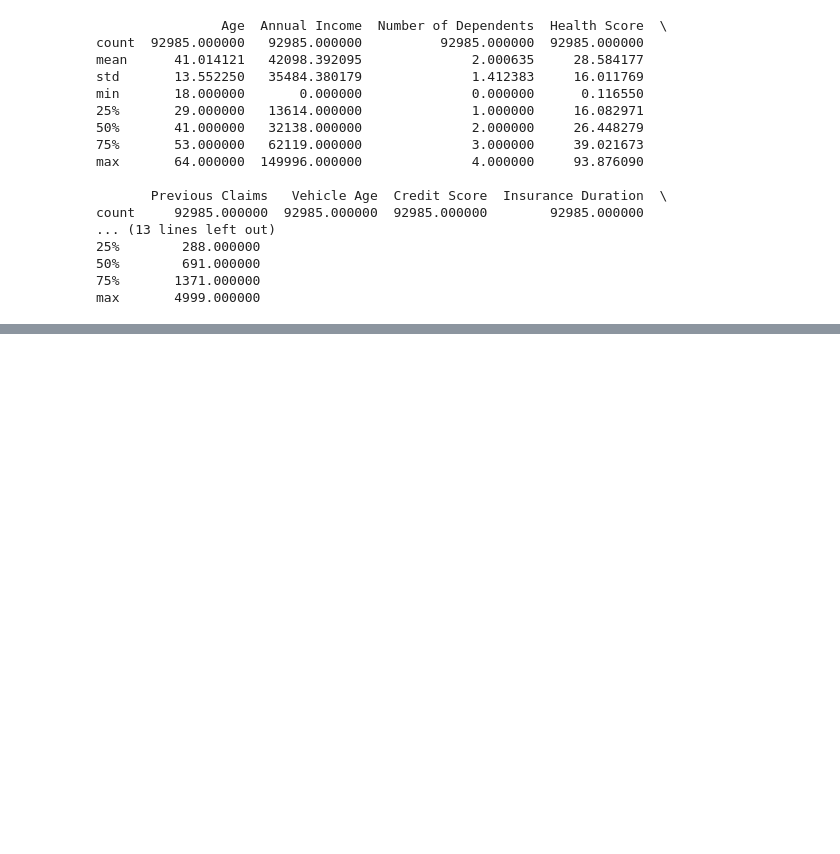
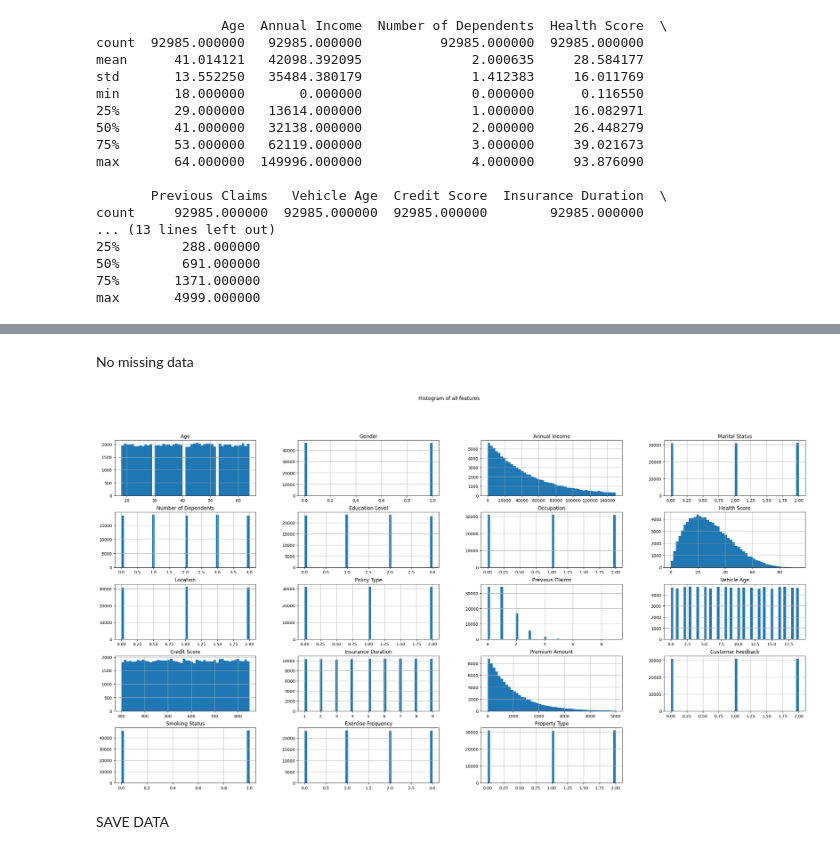
Before and after one commit to HenriqueGuima/Insurance-Risk-Assessment, a Jupyter notebook: supervised_learning_insurance.ipynb, the cells around one changed output, grey strips where cells are left out. Saved outputs shown, nothing was run; the diff lists cells and outputs as text; code cells hidden in the pictures; blank space fills up the shorter version.

```diff
--- a/supervised_learning_insurance.ipynb
+++ b/supervised_learning_insurance.ipynb
@@ -264,0 +344,11 @@ None
+# %% [markdown]
+No missing data
+# %%
+# Histogram of all features
+new_data.hist(bins=50, figsize=(30,15))
+plt.suptitle('Histogram of all features')
+plt.show()
+# %% [output]
+[figure, added]
+# %% [markdown]
+SAVE DATA
```
Also changed, not shown: parts of 13 cells of this notebook, 1 other file.
